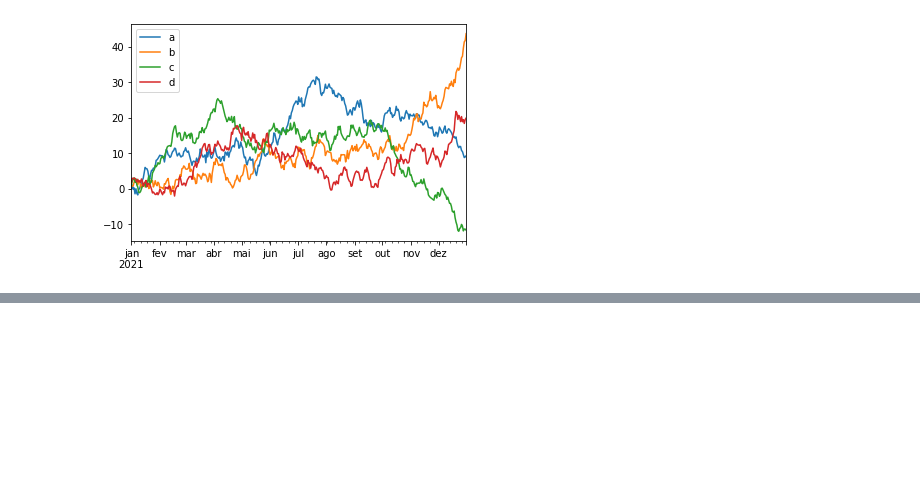
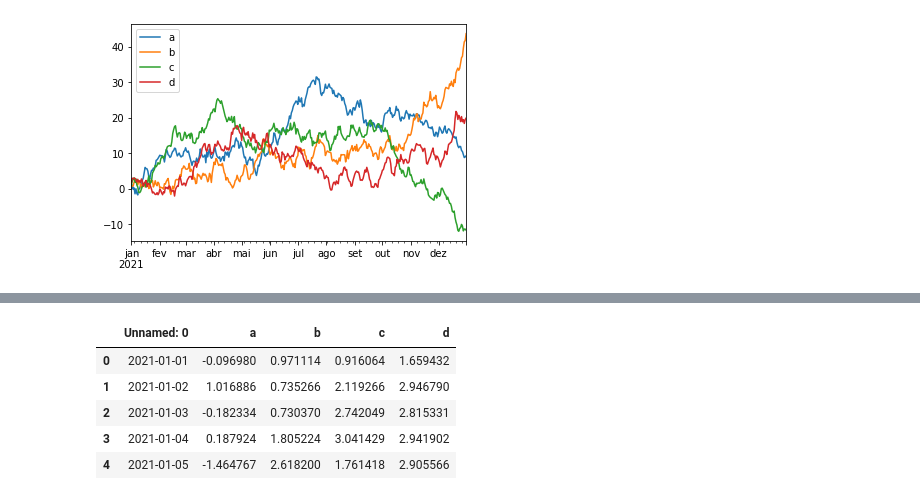
Before and after one commit to jpaulorc/Leaning-Python, a Jupyter notebook: NB00012-pandas.ipynb, the cells around one changed output, grey strips where cells are left out. Drawn from its saved outputs; the diff is of its cells as text; code cells hidden in the pictures; blank space fills up the shorter version.

Commit message:
Output files with Pandas

```diff
--- a/NB00012-pandas.ipynb
+++ b/NB00012-pandas.ipynb
@@ -667,0 +691,11 @@ plt.legend(loc='best')
+# %%
+newdf = pd.read_excel('files/test-df-output.xlsx', 'Sheet1', index_col=None, na_values=['NA'])
+# %%
+newdf.head()
+# %% [output]
+|  | Unnamed: 0 | a | b | c | d |
+| 0 | 2021-01-01 | -0.096980 | 0.971114 | 0.916064 | 1.659432 |
+| 1 | 2021-01-02 | 1.016886 | 0.735266 | 2.119266 | 2.946790 |
+| 2 | 2021-01-03 | -0.182334 | 0.730370 | 2.742049 | 2.815331 |
+| 3 | 2021-01-04 | 0.187924 | 1.805224 | 3.041429 | 2.941902 |
+| 4 | 2021-01-05 | -1.464767 | 2.618200 | 1.761418 | 2.905566 |
```
Also changed, not shown: parts of 7 cells of this notebook.
